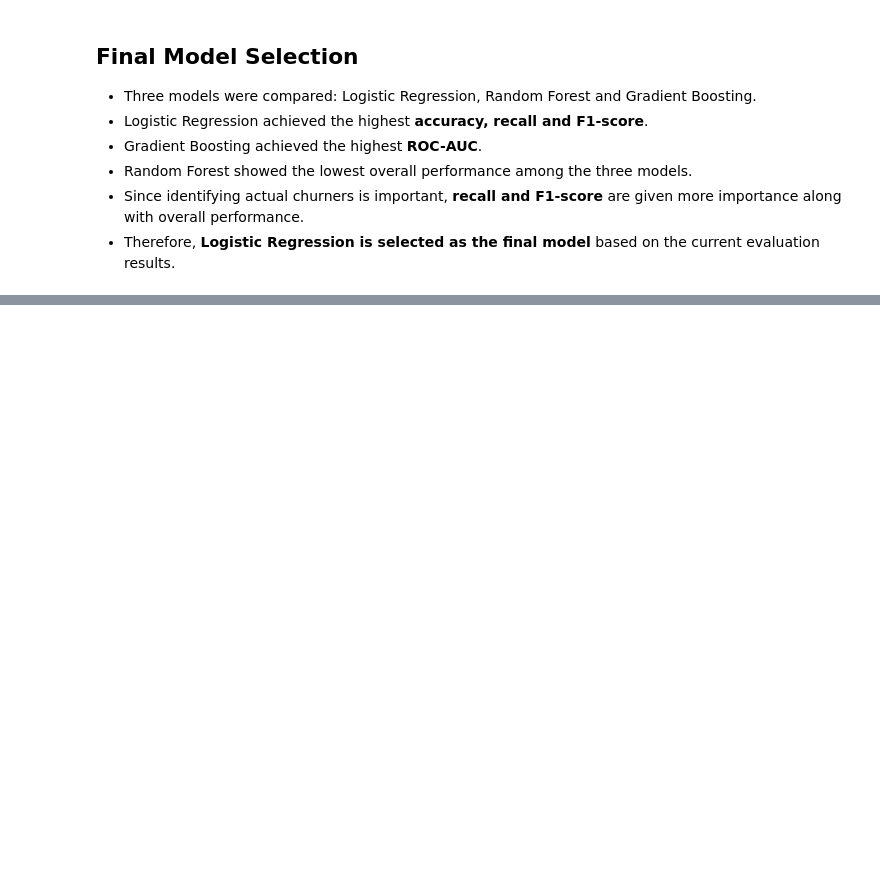
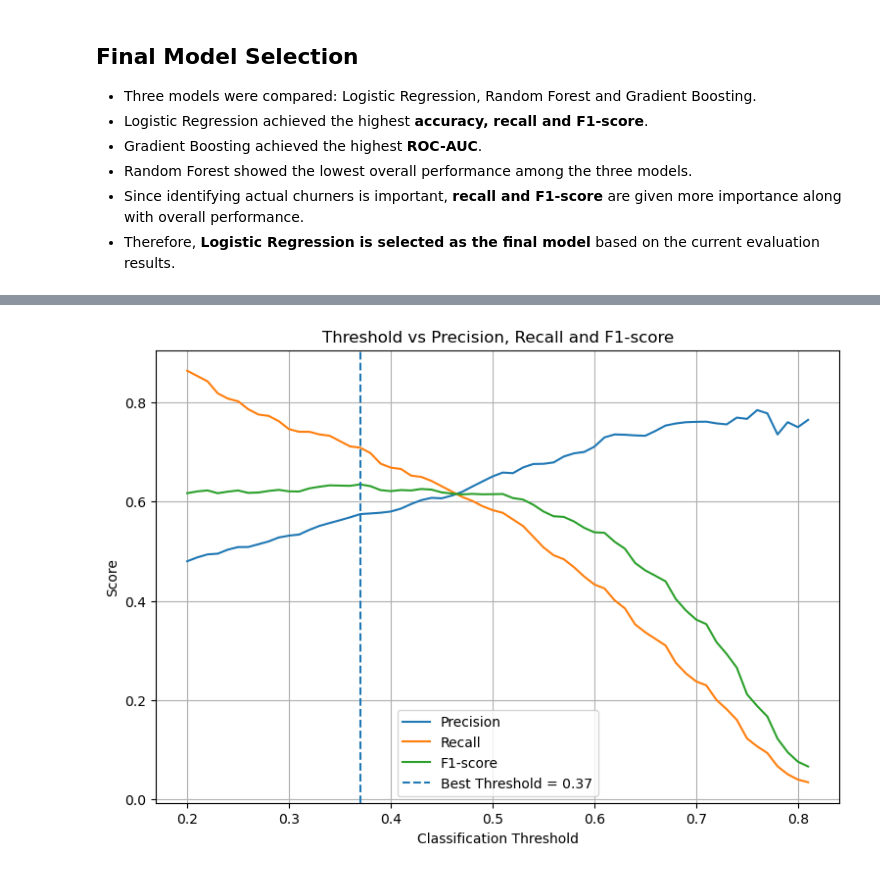
Before and after one commit to RATHICK2951/Data-Analytics---Batch10-, a Jupyter notebook: Notebook/Modelling.ipynb, the cells around one changed output, grey strips where cells are left out. Saved outputs shown, nothing was run; the diff lists cells and outputs as text; code cells hidden in the pictures; blank space fills up the shorter version.

Commit message:
Updated the Modelling notebook where i tried to increase the accuracy and other important parameters

```diff
--- a/Notebook/Modelling.ipynb
+++ b/Notebook/Modelling.ipynb
@@ -359,0 +546,19 @@ results
+# %%
+import numpy as np
+from sklearn.metrics import f1_score
+
+thresholds = np.arange(0.20, 0.81, 0.01)
+
+f1_scores = []
+
+for threshold in thresholds:
+    y_pred_temp = (y_prob_tuned >= threshold).astype(int)
+    f1_scores.append(f1_score(y_test, y_pred_temp))
+
+best_index = np.argmax(f1_scores)
+
+best_threshold = thresholds[best_index]
+best_f1 = f1_scores[best_index]
+
+print("Best Threshold:", best_threshold)
+print("Best F1 Score:", best_f1)
@@ -359,0 +607,35 @@ results
+# %%
+from sklearn.metrics import precision_score, recall_score, f1_score
+import matplotlib.pyplot as plt
+
+precision_scores = []
+recall_scores = []
+f1_scores = []
+
+for threshold in thresholds:
+    y_pred_temp = (y_prob_tuned >= threshold).astype(int)
+
+    precision_scores.append(precision_score(y_test, y_pred_temp))
+    recall_scores.append(recall_score(y_test, y_pred_temp))
+    f1_scores.append(f1_score(y_test, y_pred_temp))
+
+plt.figure(figsize=(9, 6))
+
+plt.plot(thresholds, precision_scores, label="Precision")
+plt.plot(thresholds, recall_scores, label="Recall")
+plt.plot(thresholds, f1_scores, label="F1-score")
+
+plt.axvline(
+    best_threshold,
+    linestyle="--",
+    label=f"Best Threshold = {best_threshold:.2f}"
+)
+
+plt.xlabel("Classification Threshold")
+plt.ylabel("Score")
+plt.title("Threshold vs Precision, Recall and F1-score")
+plt.legend()
+plt.grid(True)
+plt.show()
+# %% [output]
+[figure, added]
```
Also changed, not shown: parts of 25 cells of this notebook.
